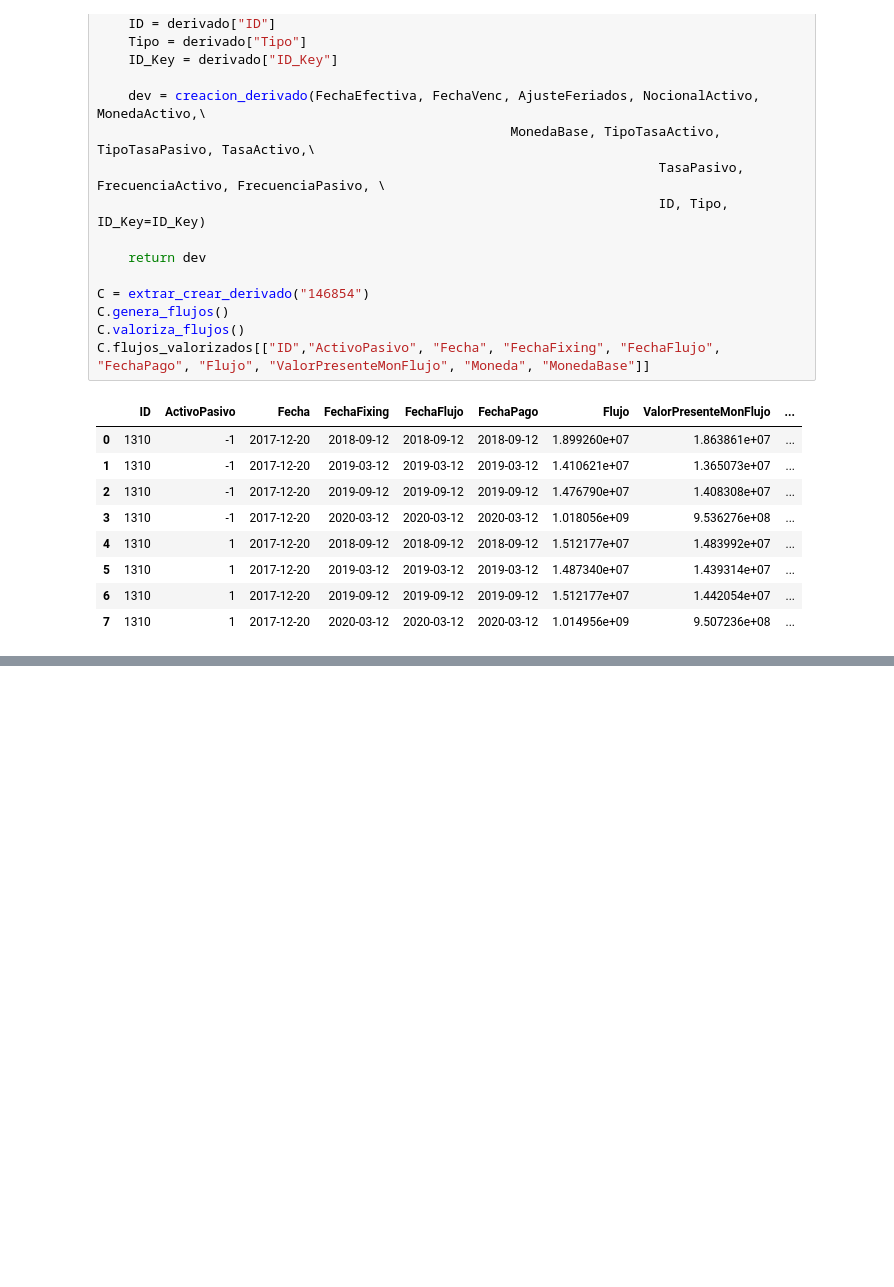
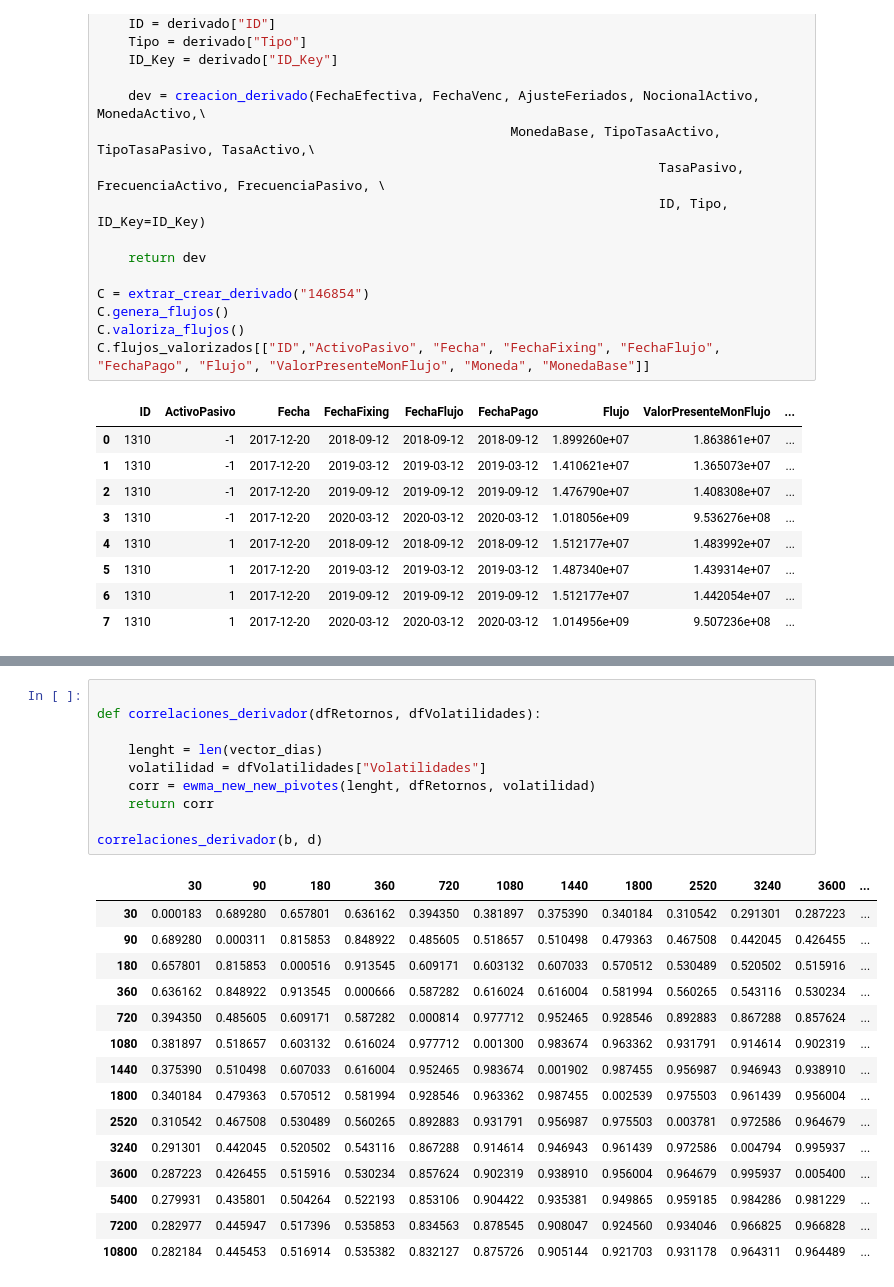
Before and after one commit to GrosoWoW/Practica, a Jupyter notebook: Intento/Derivados/ValorizacionDerivados.ipynb, the cells around one changed output, grey strips where cells are left out. Drawn from its saved outputs; the diff is of its cells as text; blank space fills up the shorter version.

Commit message:
Terminando la tabla de pivotes

```diff
--- a/Intento/Derivados/ValorizacionDerivados.ipynb
+++ b/Intento/Derivados/ValorizacionDerivados.ipynb
@@ -270,0 +278,26 @@ volatilidades_derivados(b)
+# %%
+
+def correlaciones_derivador(dfRetornos, dfVolatilidades):
+
+    lenght = len(vector_dias)
+    volatilidad = dfVolatilidades["Volatilidades"]
+    corr = ewma_new_new_pivotes(lenght, dfRetornos, volatilidad)
+    return corr
+
+correlaciones_derivador(b, d)
+# %% [output]
+|  | 30 | 90 | 180 | 360 | 720 | 1080 | 1440 | 1800 | 2520 | 3240 | 3600 | ... |
+| 30 | 0.000183 | 0.689280 | 0.657801 | 0.636162 | 0.394350 | 0.381897 | 0.375390 | 0.340184 | 0.310542 | 0.291301 | 0.287223 | ... |
+| 90 | 0.689280 | 0.000311 | 0.815853 | 0.848922 | 0.485605 | 0.518657 | 0.510498 | 0.479363 | 0.467508 | 0.442045 | 0.426455 | ... |
+| 180 | 0.657801 | 0.815853 | 0.000516 | 0.913545 | 0.609171 | 0.603132 | 0.607033 | 0.570512 | 0.530489 | 0.520502 | 0.515916 | ... |
+| 360 | 0.636162 | 0.848922 | 0.913545 | 0.000666 | 0.587282 | 0.616024 | 0.616004 | 0.581994 | 0.560265 | 0.543116 | 0.530234 | ... |
+| 720 | 0.394350 | 0.485605 | 0.609171 | 0.587282 | 0.000814 | 0.977712 | 0.952465 | 0.928546 | 0.892883 | 0.867288 | 0.857624 | ... |
+| 1080 | 0.381897 | 0.518657 | 0.603132 | 0.616024 | 0.977712 | 0.001300 | 0.983674 | 0.963362 | 0.931791 | 0.914614 | 0.902319 | ... |
+| 1440 | 0.375390 | 0.510498 | 0.607033 | 0.616004 | 0.952465 | 0.983674 | 0.001902 | 0.987455 | 0.956987 | 0.946943 | 0.938910 | ... |
+| 1800 | 0.340184 | 0.479363 | 0.570512 | 0.581994 | 0.928546 | 0.963362 | 0.987455 | 0.002539 | 0.975503 | 0.961439 | 0.956004 | ... |
+| 2520 | 0.310542 | 0.467508 | 0.530489 | 0.560265 | 0.892883 | 0.931791 | 0.956987 | 0.975503 | 0.003781 | 0.972586 | 0.964679 | ... |
+| 3240 | 0.291301 | 0.442045 | 0.520502 | 0.543116 | 0.867288 | 0.914614 | 0.946943 | 0.961439 | 0.972586 | 0.004794 | 0.995937 | ... |
+| 3600 | 0.287223 | 0.426455 | 0.515916 | 0.530234 | 0.857624 | 0.902319 | 0.938910 | 0.956004 | 0.964679 | 0.995937 | 0.005400 | ... |
+| 5400 | 0.279931 | 0.435801 | 0.504264 | 0.522193 | 0.853106 | 0.904422 | 0.935381 | 0.949865 | 0.959185 | 0.984286 | 0.981229 | ... |
+| 7200 | 0.282977 | 0.445947 | 0.517396 | 0.535853 | 0.834563 | 0.878545 | 0.908047 | 0.924560 | 0.934046 | 0.966825 | 0.966828 | ... |
+| 10800 | 0.282184 | 0.445453 | 0.516914 | 0.535382 | 0.832127 | 0.875726 | 0.905144 | 0.921703 | 0.931178 | 0.964311 | 0.964489 | ... |
```
Also changed, not shown: parts of 10 cells of this notebook.
